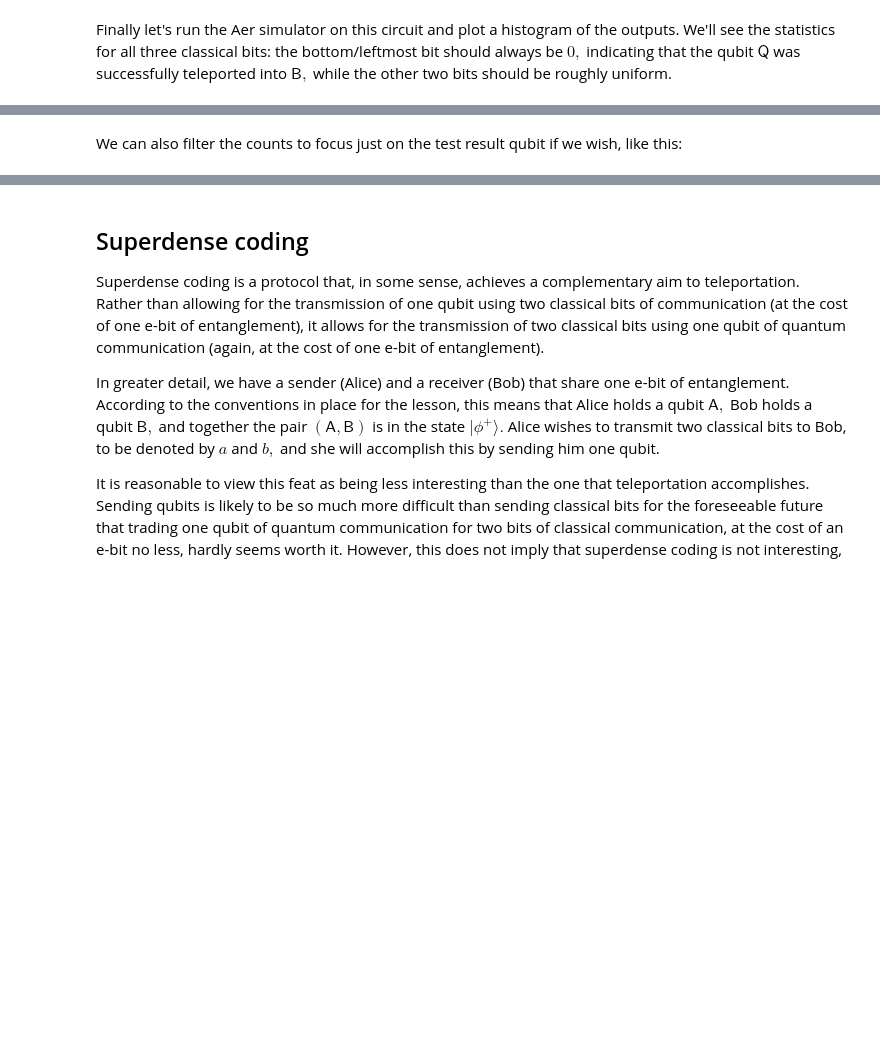
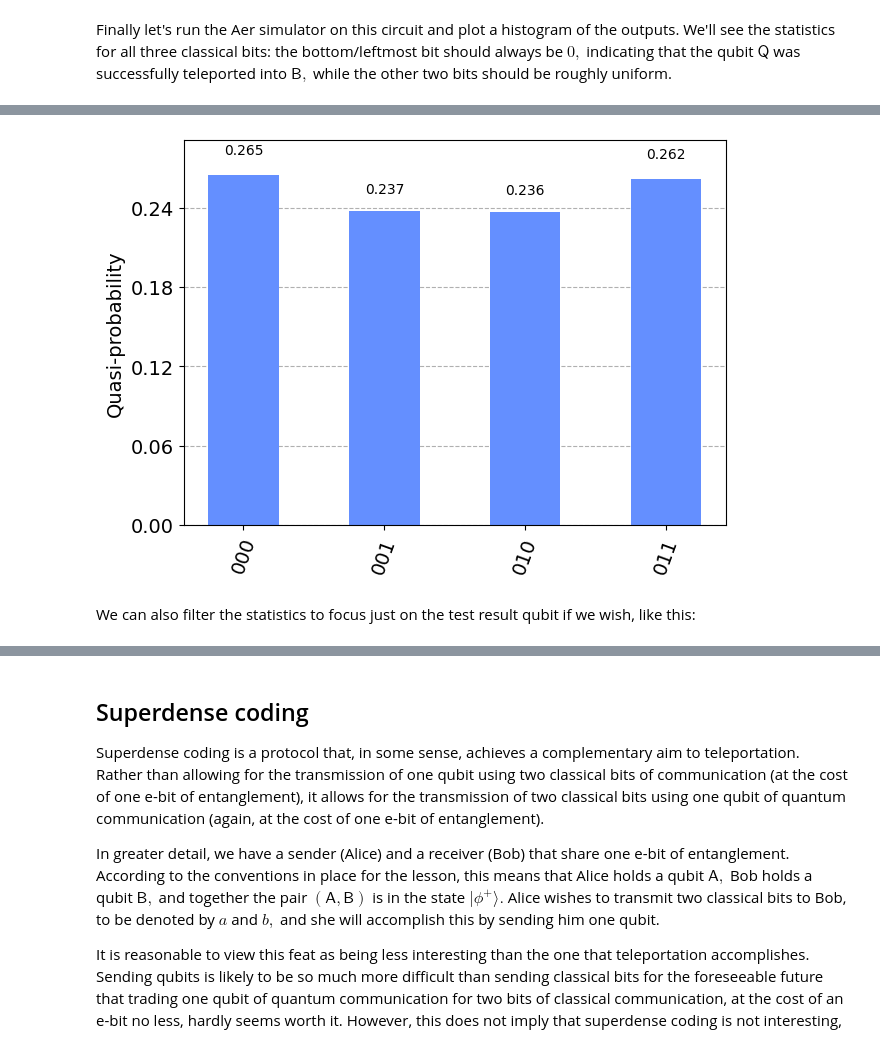
Before and after one commit to Qiskit/textbook, a Jupyter notebook: notebooks/basics/04.entanglement-in-action/index.ipynb, the cells around one changed output, grey strips where cells are left out. Cells and saved outputs as stored; diff of their text form; code cells hidden in the pictures; blank space fills up the shorter version.

Commit message:
Discontinue counts and use marginal_distribution in basics/04

```diff
--- a/notebooks/basics/04.entanglement-in-action/index.ipynb
+++ b/notebooks/basics/04.entanglement-in-action/index.ipynb
@@ -492,6 +492,7 @@ the bottom/leftmost bit should always be $0,$ indicating that the qubit $\mathsf
 from qiskit_aer.primitives import Sampler
 from qiskit.visualization import plot_histogram
 
-counts = Sampler().run(test).result().quasi_dists[0].binary_probabilities()
-plot_histogram(counts)
+result = Sampler().run(test).result()
+statistics = result.quasi_dists[0].binary_probabilities()
+plot_histogram(statistics)
 # %% [output]
@@ -499,3 +499,4 @@ plot_histogram(counts)
+[figure, added]
 # %% [markdown]
-We can also filter the counts to focus just on the test result qubit if we wish, like this:
+We can also filter the statistics to focus just on the test result qubit if we wish, like this:
 # %%
```
Also changed, not shown: parts of 12 cells of this notebook.
